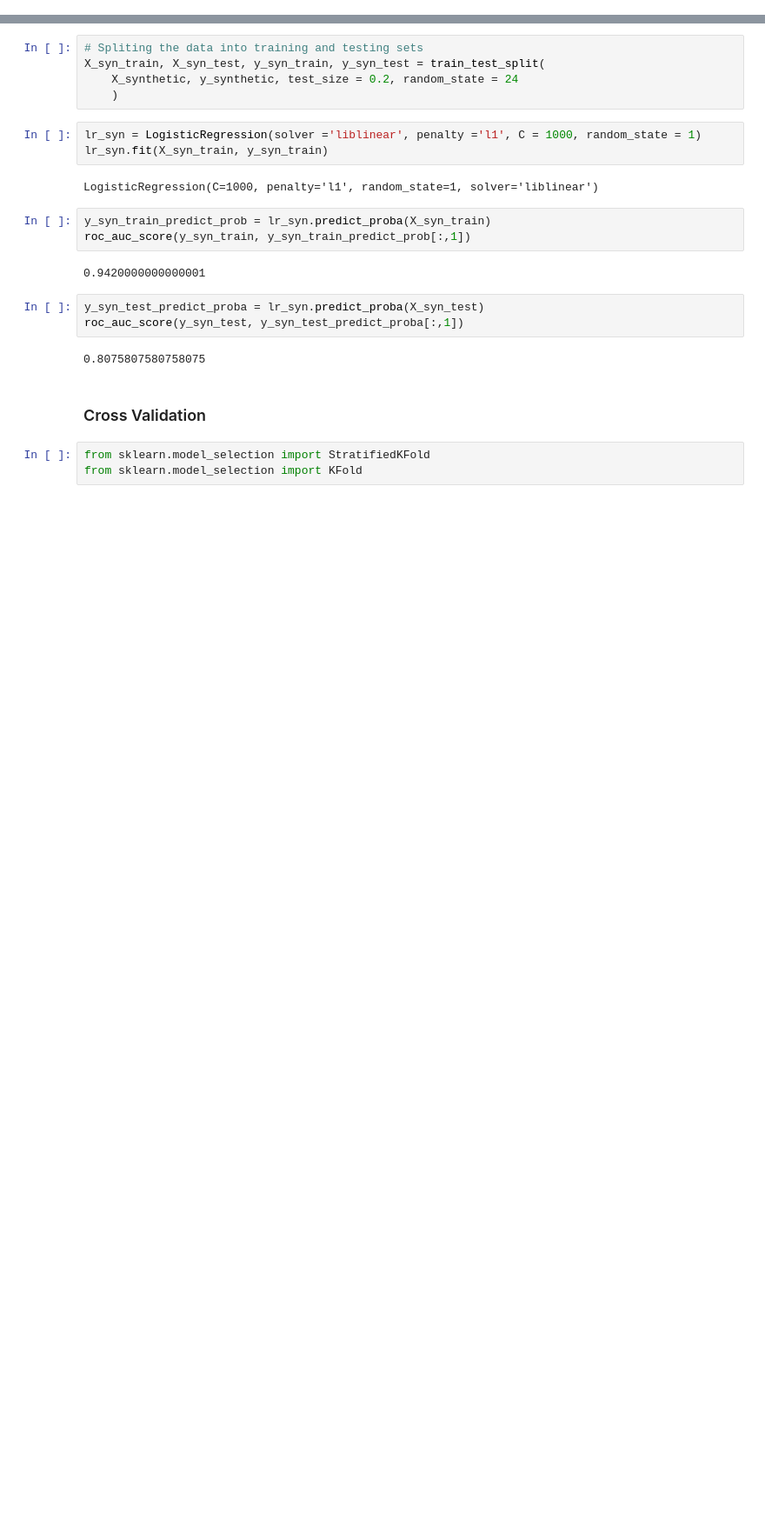
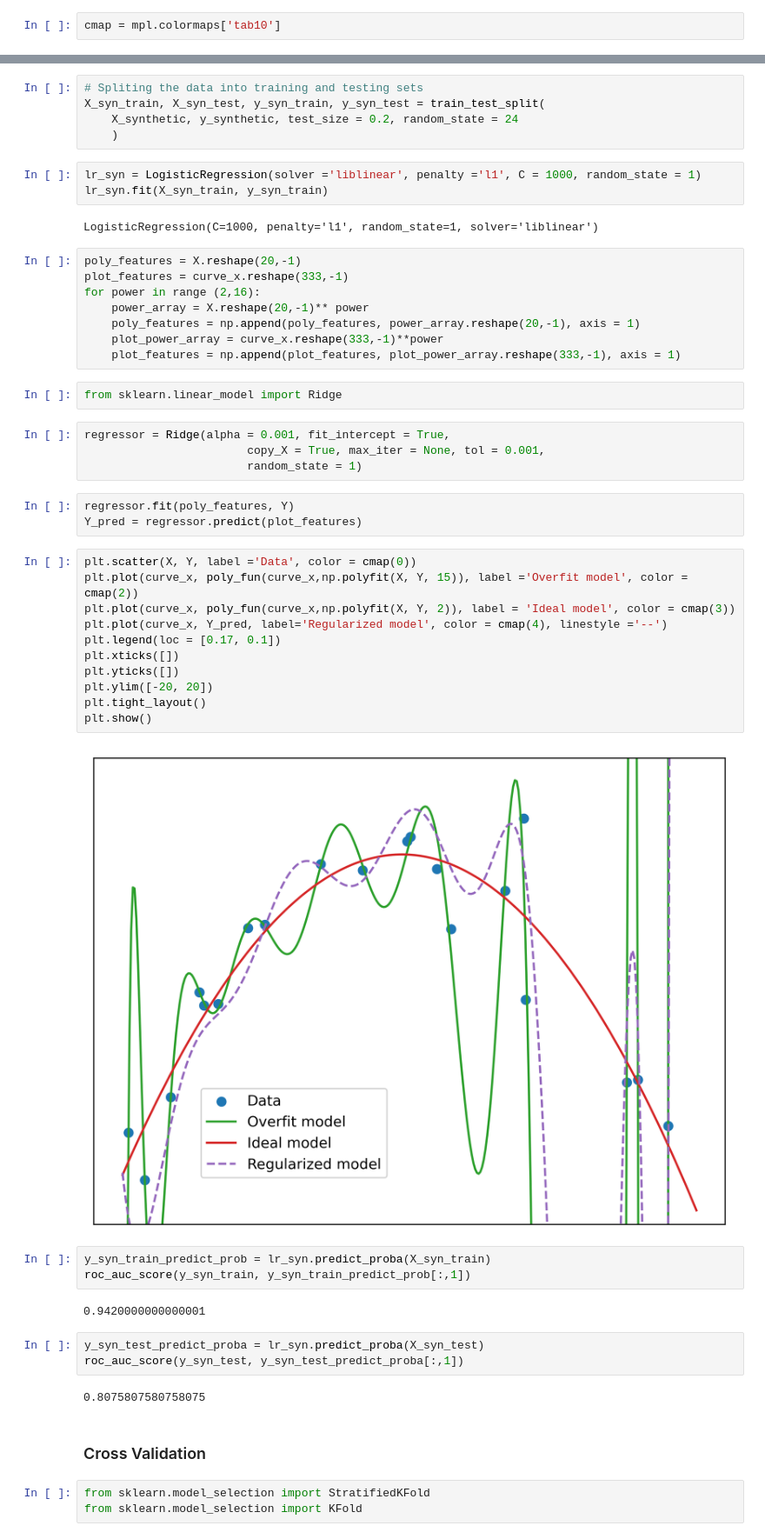
Before and after one commit to PaulEkung/Default-Credit-Card-Predictive-Model, a Jupyter notebook: main-5.ipynb, the cells around one changed output, grey strips where cells are left out. Shown at 87% size. Drawn from its saved outputs; the diff is of its cells as text; blank space fills up the shorter version.

```diff
--- a/main-5.ipynb
+++ b/main-5.ipynb
@@ -8,3 +38,5 @@ mpl.rcParams["figure.figsize"] = [6.4, 4.8]
+# %%
+cmap = mpl.colormaps['tab10']
 # %%
 X_poly = np.linspace(-3,5,81)
 print(X_poly[:5], '...', X_poly[-5:])
@@ -109,6 +145,36 @@ lr_syn = LogisticRegression(solver ='liblinear', penalty ='l1', C = 1000, random
 lr_syn.fit(X_syn_train, y_syn_train)
 # %% [output]
 LogisticRegression(C=1000, penalty='l1', random_state=1, solver='liblinear')
+# %%
+poly_features = X.reshape(20,-1)
+plot_features = curve_x.reshape(333,-1)
+for power in range (2,16):
+    power_array = X.reshape(20,-1)** power
+    poly_features = np.append(poly_features, power_array.reshape(20,-1), axis = 1)
+    plot_power_array = curve_x.reshape(333,-1)**power
+    plot_features = np.append(plot_features, plot_power_array.reshape(333,-1), axis = 1)
+# %%
+from sklearn.linear_model import Ridge
+# %%
+regressor = Ridge(alpha = 0.001, fit_intercept = True,
+                        copy_X = True, max_iter = None, tol = 0.001,
+                        random_state = 1)
+# %%
+regressor.fit(poly_features, Y)
+Y_pred = regressor.predict(plot_features)
+# %%
+plt.scatter(X, Y, label ='Data', color = cmap(0))
+plt.plot(curve_x, poly_fun(curve_x,np.polyfit(X, Y, 15)), label ='Overfit model', color = cmap(2))
+plt.plot(curve_x, poly_fun(curve_x,np.polyfit(X, Y, 2)), label = 'Ideal model', color = cmap(3))
+plt.plot(curve_x, Y_pred, label='Regularized model', color = cmap(4), linestyle ='--')
+plt.legend(loc = [0.17, 0.1])
+plt.xticks([])
+plt.yticks([])
+plt.ylim([-20, 20])
+plt.tight_layout()
+plt.show()
+# %% [output]
+[figure, added]
 # %%
 y_syn_train_predict_prob = lr_syn.predict_proba(X_syn_train)
 roc_auc_score(y_syn_train, y_syn_train_predict_prob[:,1])
```
Also changed, not shown: parts of 60 cells of this notebook, 1 other file.
